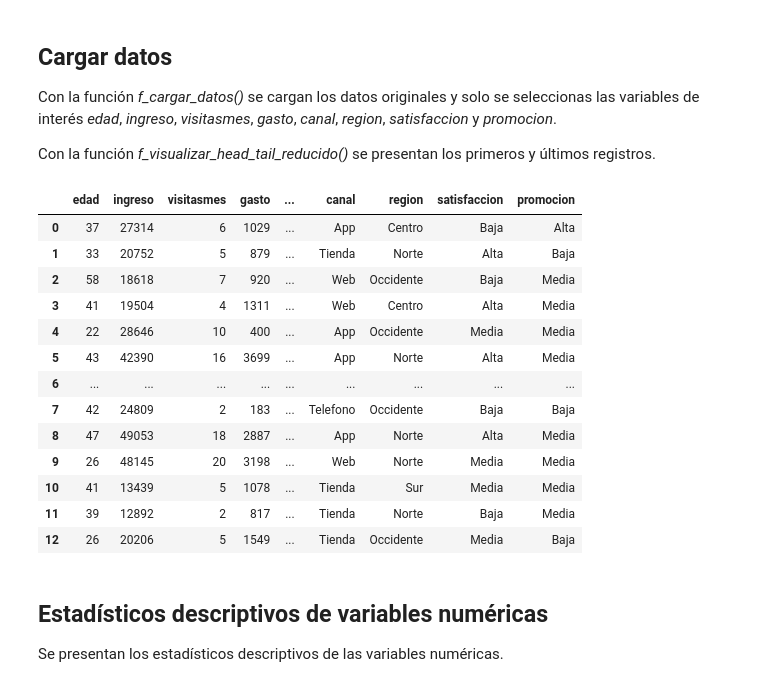
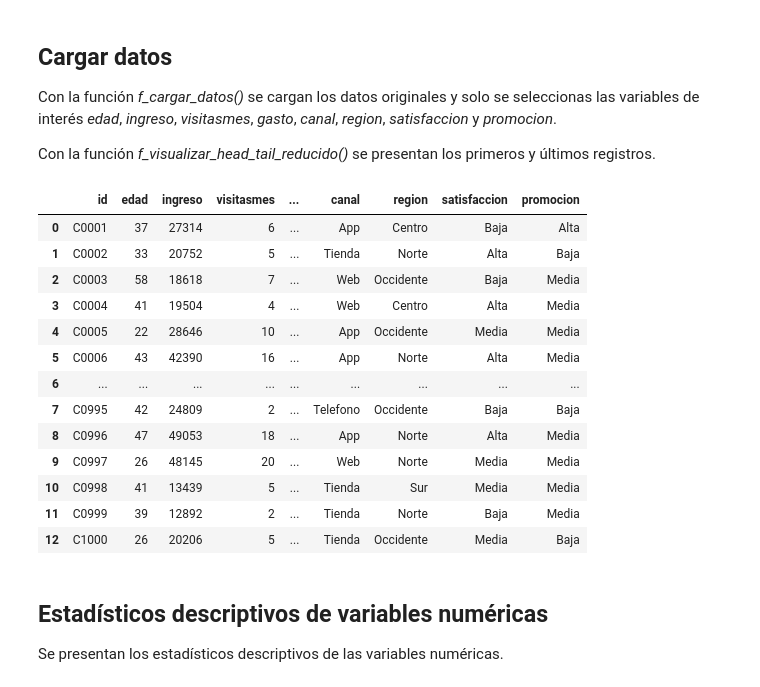
Before and after one commit to rpizarrog/Libro-Aprendizaje-Automatico.-Casos-de-Estudio-con-R-y-Python, a Jupyter notebook: Python NoteBooks/Clustering_Jerarquico_para_datos_de_comportamiento_de_compras_de_clientes.ipynb, the cells around one changed output. Saved outputs shown, nothing was run; the diff lists cells and outputs as text; code cells hidden in the pictures.

```diff
--- a/Python NoteBooks/Clustering_Jerarquico_para_datos_de_comportamiento_de_compras_de_clientes.ipynb
+++ b/Python NoteBooks/Clustering_Jerarquico_para_datos_de_comportamiento_de_compras_de_clientes.ipynb
@@ -70,24 +2471,24 @@ Con la función *f_cargar_datos()* se cargan los datos originales y solo se sele
 Con la función *f_visualizar_head_tail_reducido()* se presentan los primeros y últimos registros.
 # %%
 datos = f_cargar_datos("https://raw.githubusercontent.com/rpizarrog/Libro-Aprendizaje-Automatico.-Casos-de-Estudio-con-R-y-Python/refs/heads/main/datos/datos_clientes_kprototypes_1000.csv")
-datos = datos[["edad", "ingreso", "visitasmes", "gasto", "canal", "region", "satisfaccion","promocion"]]
+datos = datos[["id", "edad", "ingreso", "visitasmes", "gasto", "canal", "region", "satisfaccion","promocion"]]
 
 f_visualizar_head_tail_reducido(datos)
 # %% [output]
-|  | edad | ingreso | visitasmes | gasto | ... | canal | region | satisfaccion | promocion |
-| 0 | 37 | 27314 | 6 | 1029 | ... | App | Centro | Baja | Alta |
-| 1 | 33 | 20752 | 5 | 879 | ... | Tienda | Norte | Alta | Baja |
-| 2 | 58 | 18618 | 7 | 920 | ... | Web | Occidente | Baja | Media |
-| 3 | 41 | 19504 | 4 | 1311 | ... | Web | Centro | Alta | Media |
-| 4 | 22 | 28646 | 10 | 400 | ... | App | Occidente | Media | Media |
-| 5 | 43 | 42390 | 16 | 3699 | ... | App | Norte | Alta | Media |
+|  | id | edad | ingreso | visitasmes | ... | canal | region | satisfaccion | promocion |
+| 0 | C0001 | 37 | 27314 | 6 | ... | App | Centro | Baja | Alta |
+| 1 | C0002 | 33 | 20752 | 5 | ... | Tienda | Norte | Alta | Baja |
+| 2 | C0003 | 58 | 18618 | 7 | ... | Web | Occidente | Baja | Media |
+| 3 | C0004 | 41 | 19504 | 4 | ... | Web | Centro | Alta | Media |
+| 4 | C0005 | 22 | 28646 | 10 | ... | App | Occidente | Media | Media |
+| 5 | C0006 | 43 | 42390 | 16 | ... | App | Norte | Alta | Media |
 | 6 | ... | ... | ... | ... | ... | ... | ... | ... | ... |
-| 7 | 42 | 24809 | 2 | 183 | ... | Telefono | Occidente | Baja | Baja |
-| 8 | 47 | 49053 | 18 | 2887 | ... | App | Norte | Alta | Media |
-| 9 | 26 | 48145 | 20 | 3198 | ... | Web | Norte | Media | Media |
-| 10 | 41 | 13439 | 5 | 1078 | ... | Tienda | Sur | Media | Media |
-| 11 | 39 | 12892 | 2 | 817 | ... | Tienda | Norte | Baja | Media |
-| 12 | 26 | 20206 | 5 | 1549 | ... | Tienda | Occidente | Media | Baja |
+| 7 | C0995 | 42 | 24809 | 2 | ... | Telefono | Occidente | Baja | Baja |
+| 8 | C0996 | 47 | 49053 | 18 | ... | App | Norte | Alta | Media |
+| 9 | C0997 | 26 | 48145 | 20 | ... | Web | Norte | Media | Media |
+| 10 | C0998 | 41 | 13439 | 5 | ... | Tienda | Sur | Media | Media |
+| 11 | C0999 | 39 | 12892 | 2 | ... | Tienda | Norte | Baja | Media |
+| 12 | C1000 | 26 | 20206 | 5 | ... | Tienda | Occidente | Media | Baja |
 # %% [markdown]
 ## Estadísticos descriptivos de variables numéricas
 
```
Also changed, not shown: parts of 51 cells of this notebook.
